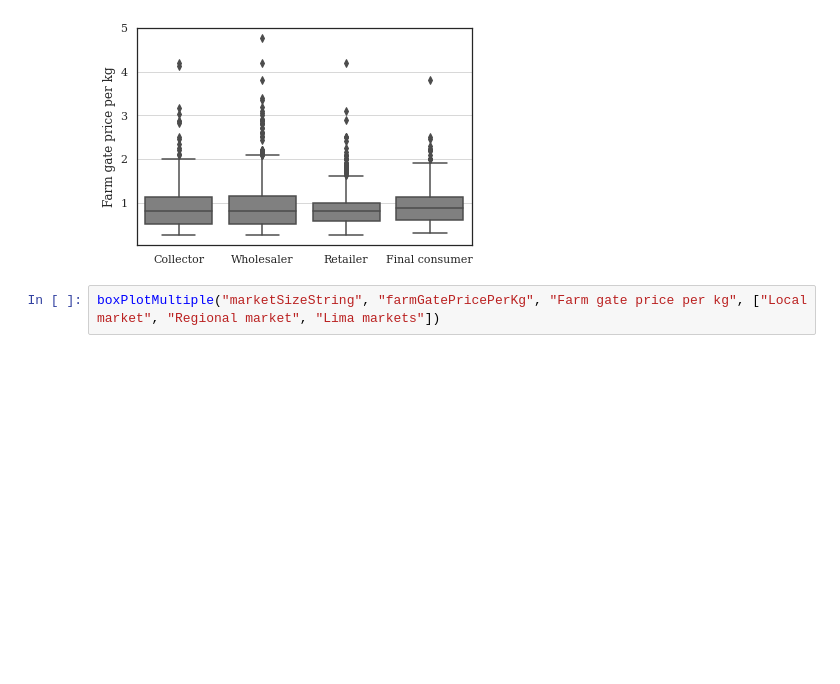
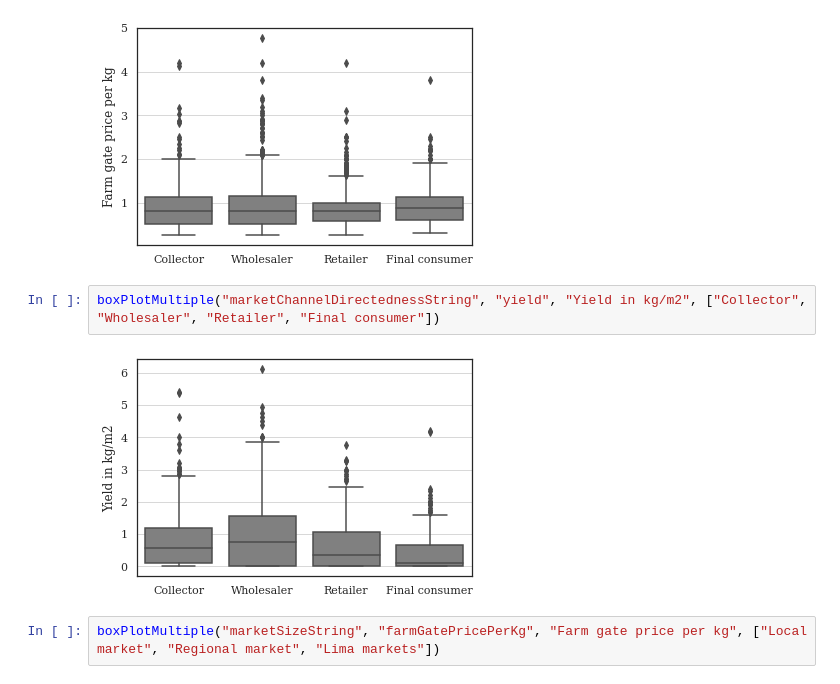
Before and after one commit to mariagnoriegag/ThesisOfPeruvianAgricultureFactors, a Jupyter notebook: 05DescriptiveAnalysisOfWhitePotatoModel01.ipynb, the cells around one changed output. Drawn from its saved outputs; the diff is of its cells as text; blank space fills up the shorter version.

```diff
--- a/05DescriptiveAnalysisOfWhitePotatoModel01.ipynb
+++ b/05DescriptiveAnalysisOfWhitePotatoModel01.ipynb
@@ -106,6 +119,10 @@ def boxPlotMultiple(x, y, yName, orderedList):
 boxPlotMultiple("marketChannelDirectednessString", "farmGatePricePerKg", "Farm gate price per kg", ["Collector", "Wholesaler", "Retailer", "Final consumer"])
 # %% [output]
 [figure]
+# %%
+boxPlotMultiple("marketChannelDirectednessString", "yield", "Yield in kg/m2", ["Collector", "Wholesaler", "Retailer", "Final consumer"])
+# %% [output]
+[figure, added]
 # %%
 boxPlotMultiple("marketSizeString", "farmGatePricePerKg", "Farm gate price per kg", ["Local market", "Regional market", "Lima markets"])
 # %% [output]
```
Also changed, not shown: parts of 3 cells of this notebook, 6 other files.
